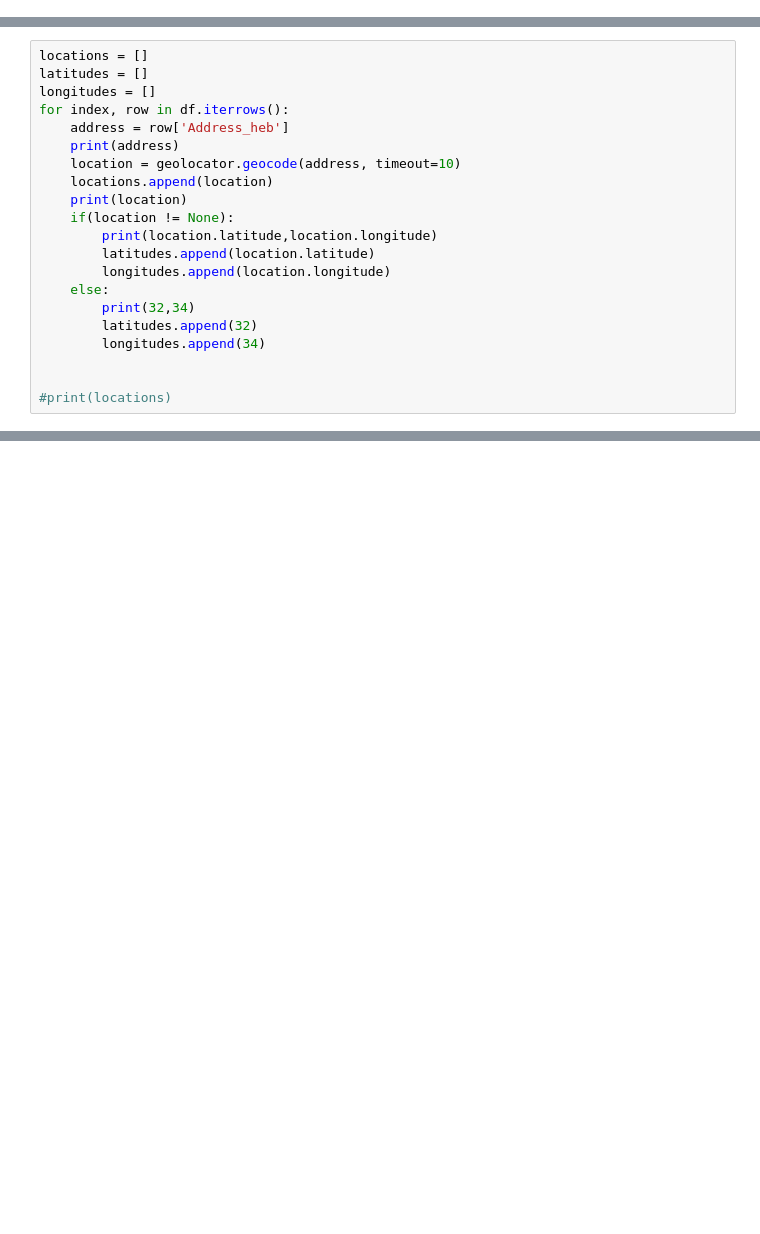
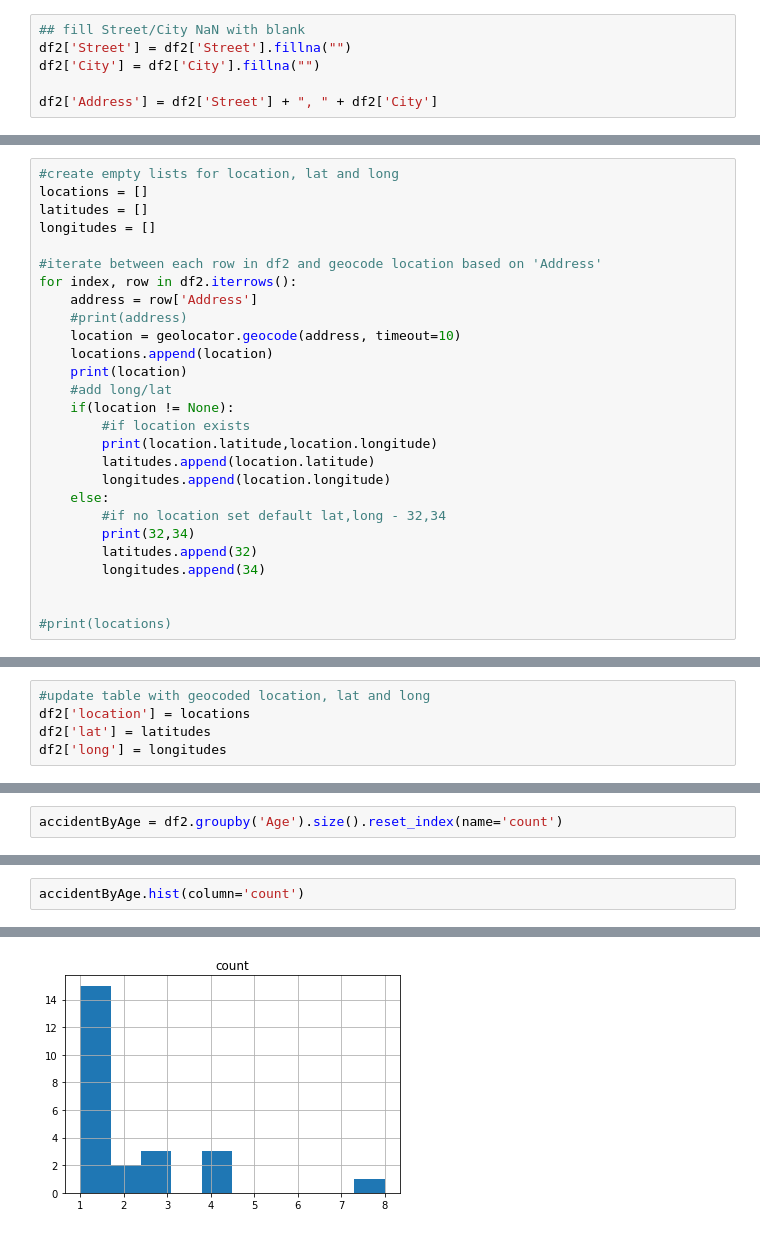
Before and after one commit to est987/BikeAccidentMapper, a Jupyter notebook: Bike Accidents Mapper.ipynb, the cells around one changed output, grey strips where cells are left out. Cells and saved outputs as stored; diff of their text form; blank space fills up the shorter version.

```diff
--- a/Bike Accidents Mapper.ipynb
+++ b/Bike Accidents Mapper.ipynb
@@ -55,0 +59,6 @@ df
+# %%
+## fill Street/City NaN with blank
+df2['Street'] = df2['Street'].fillna("")
+df2['City'] = df2['City'].fillna("")
+
+df2['Address'] = df2['Street'] + ", " + df2['City']
@@ -58,18 +77,24 @@ df
 # %%
+#create empty lists for location, lat and long
 locations = []
 latitudes = []
 longitudes = []
-for index, row in df.iterrows():
-    address = row['Address_heb']
-    print(address)
+
+#iterate between each row in df2 and geocode location based on 'Address'
+for index, row in df2.iterrows():
+    address = row['Address']
+    #print(address)
     location = geolocator.geocode(address, timeout=10)
     locations.append(location)
     print(location)
+    #add long/lat
     if(location != None):
+        #if location exists
         print(location.latitude,location.longitude)
         latitudes.append(location.latitude)
         longitudes.append(location.longitude)
     else:
+        #if no location set default lat,long - 32,34
         print(32,34)
         latitudes.append(32)
         longitudes.append(34)
@@ -122,0 +122,5 @@ df
+# %%
+#update table with geocoded location, lat and long
+df2['location'] = locations
+df2['lat'] = latitudes
+df2['long'] = longitudes
@@ -122,0 +151,2 @@ df
+# %%
+accidentByAge = df2.groupby('Age').size().reset_index(name='count')
@@ -122,0 +157,3 @@ df
+# %%
+accidentByAge.hist(column='count')
+# %% [output]
@@ -122,0 +162 @@ df
+[figure, added]
```
Also changed, not shown: parts of 26 cells of this notebook, 6 other files.
